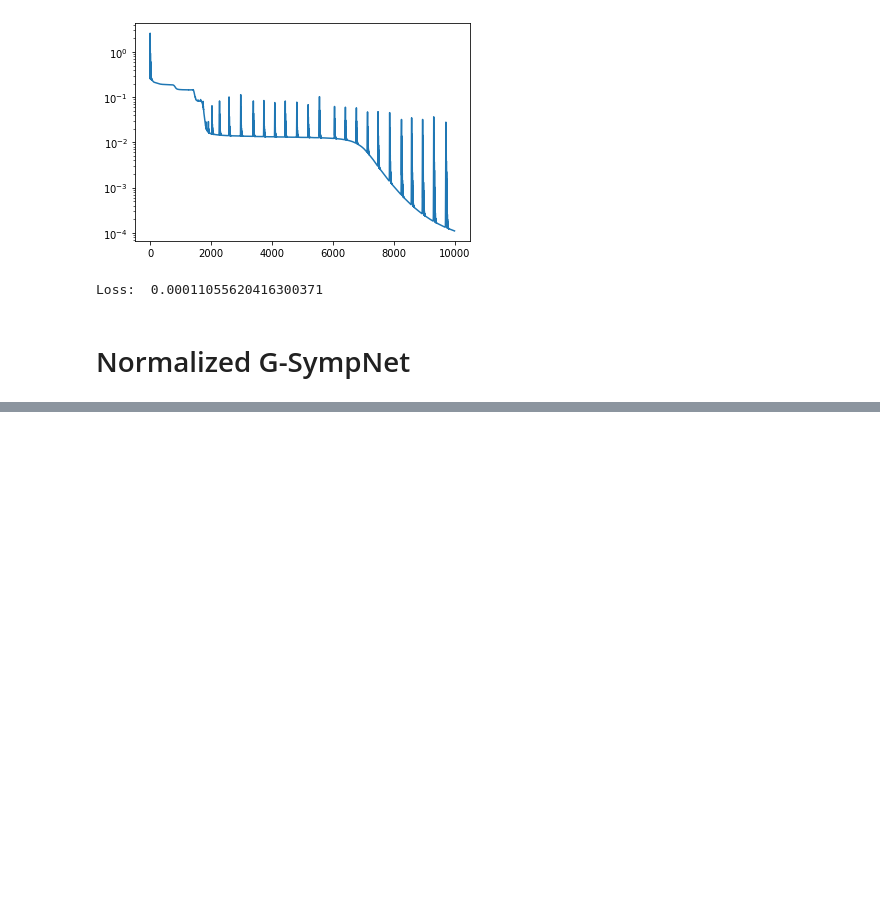
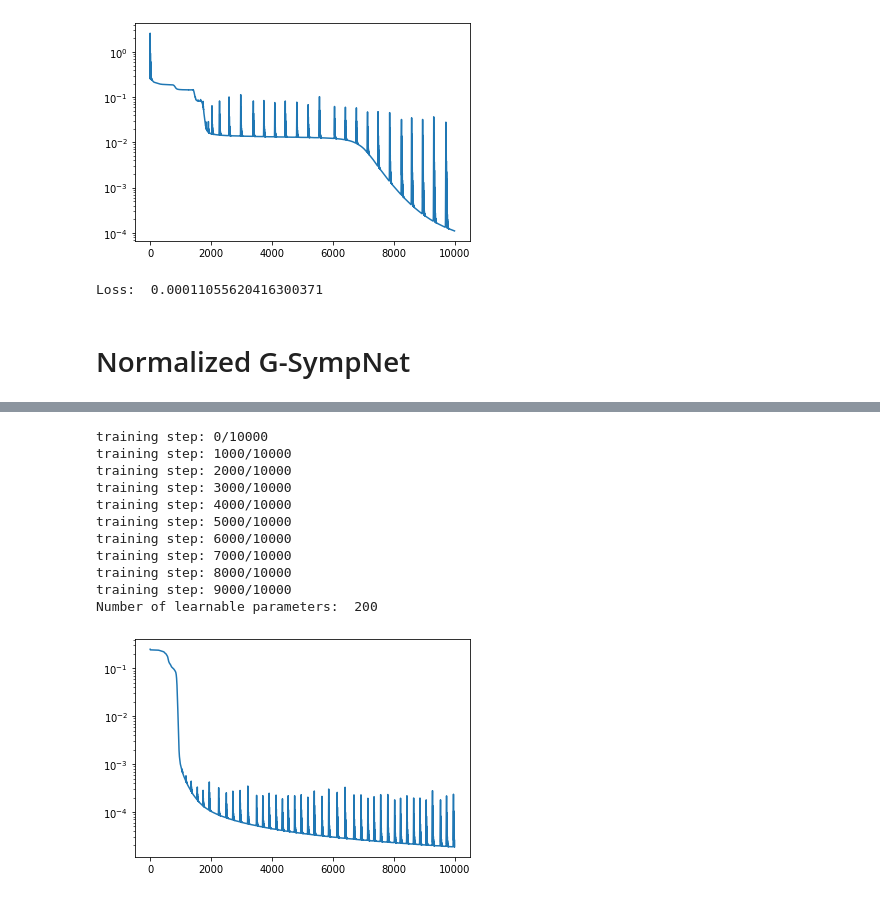
Before and after one commit to steff-mueller/simtech-bsc-thesis, a Jupyter notebook: demos/normalization.ipynb, the cells around one changed output, grey strips where cells are left out. Drawn from its saved outputs; the diff is of its cells as text; code cells hidden in the pictures; blank space fills up the shorter version.

```diff
--- a/demos/normalization.ipynb
+++ b/demos/normalization.ipynb
@@ -157,0 +162,26 @@ Loss:  0.24752621352672577
+# %%
+activation_fn = torch.sigmoid
+dim = 4
+
+resnet_like = torch.nn.Sequential(
+    NormalizedUpperConv1dGradientModule(dim, n=8, bias=False, activation_fn=activation_fn),
+    NormalizedUpperConv1dGradientModule(dim, n=8, bias=False, activation_fn=activation_fn),
+    NormalizedUpperConv1dGradientModule(dim, n=8, bias=False, activation_fn=activation_fn),
+    NormalizedUpperConv1dGradientModule(dim, n=8, bias=False, activation_fn=activation_fn),
+    NormalizedUpperConv1dGradientModule(dim, n=8, bias=False, activation_fn=activation_fn)
+)
+
+train(resnet_like)
+# %% [output]
+training step: 0/10000
+training step: 1000/10000
+training step: 2000/10000
+training step: 3000/10000
+training step: 4000/10000
+training step: 5000/10000
+training step: 6000/10000
+training step: 7000/10000
+training step: 8000/10000
+training step: 9000/10000
+Number of learnable parameters:  200
+[figure, added]
```
Also changed, not shown: parts of 5 cells of this notebook.
